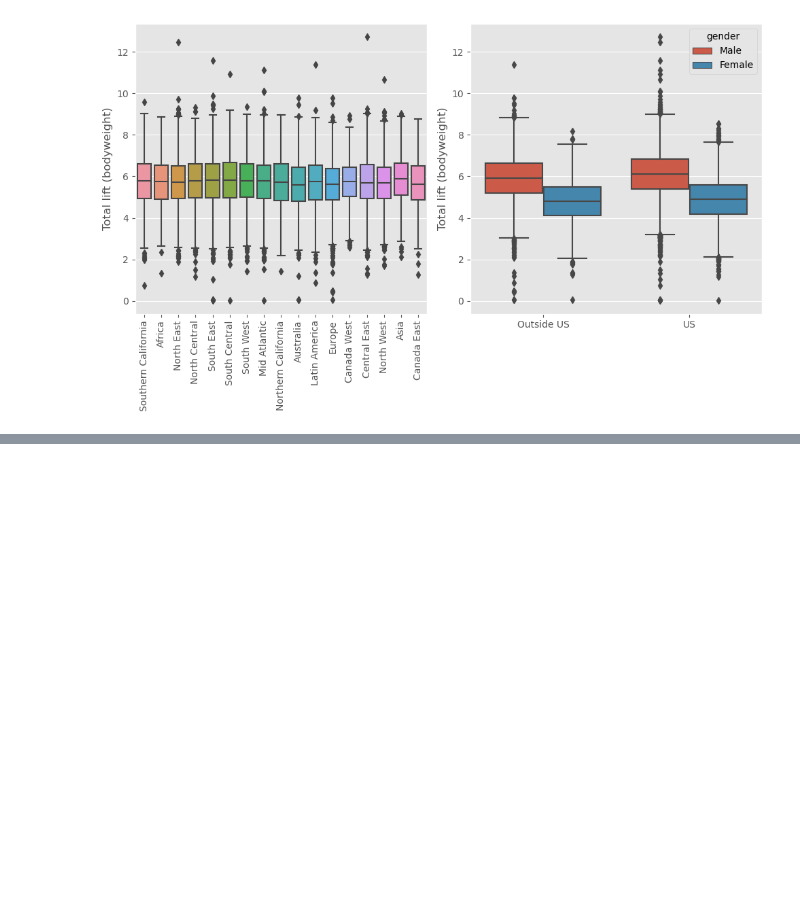
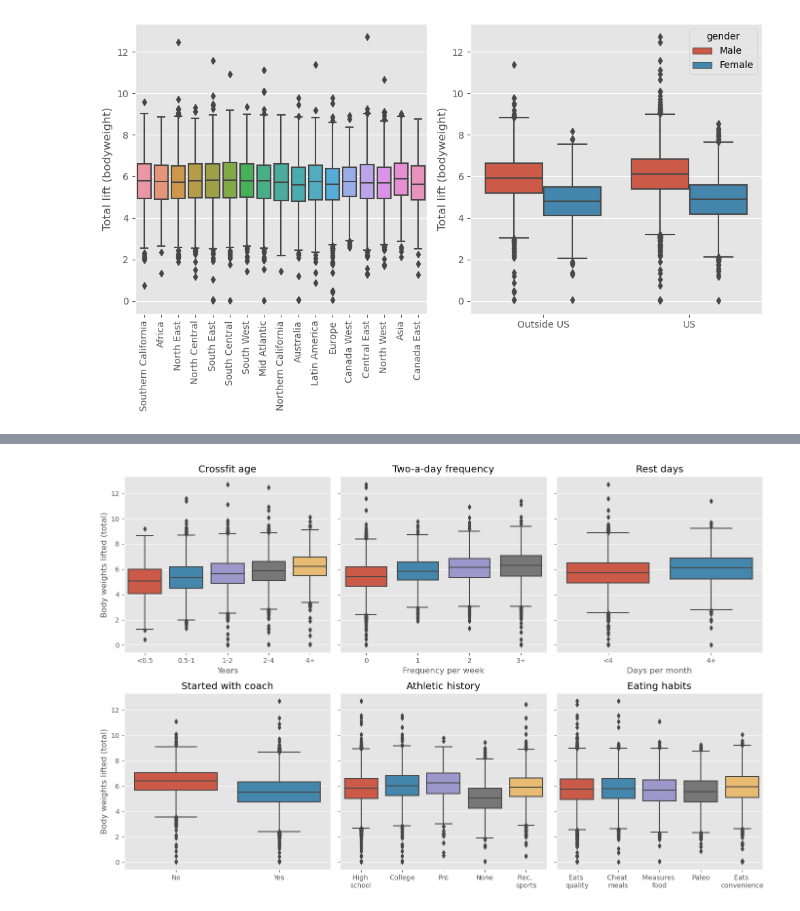
Before and after one commit to NinaCilliers/crossfit_project, a Jupyter notebook: crossfit_project.ipynb, the cells around one changed output, grey strips where cells are left out. Saved outputs shown, nothing was run; the diff lists cells and outputs as text; code cells hidden in the pictures; blank space fills up the shorter version.

```diff
--- a/crossfit_project.ipynb
+++ b/crossfit_project.ipynb
@@ -392,0 +482,60 @@ plt.show()
+# %%
+#melting data for boxplots
+df_exp =  pd.melt(df, id_vars=['total_lift'], var_name='experience', value_vars=['exp_lt6mo','exp_6to12mo','exp_1to2yrs','exp_2to4yrs','exp_4plus','total_lift'])
+df_exp = df_exp[df_exp!=0].dropna()
+df_freq = pd.melt(df, id_vars=['total_lift'], var_name='freq', value_vars=['sched_0extra','sched_1extra','sched_2extra','sched_3extra'])
+df_freq = df_freq[df_freq!=0].dropna()
+df_rest = pd.melt(df, id_vars=['total_lift'], var_name='rest', value_vars=['rest_plus', 'rest_minus'])
+df_rest = df_rest[df_rest!=0].dropna()
+df_hist = pd.melt(df, id_vars=['total_lift'], var_name='hist', value_vars=['high_school','college','pro','no_background','rec'])
+df_hist = df_hist[df_hist!=0].dropna()
+df_start = pd.melt(df, id_vars=['total_lift'], var_name='start', value_vars=['exp_alone','exp_coach'])
+df_start = df_start[df_start!=0].dropna()
+df_eat = pd.melt(df, id_vars=['total_lift'], var_name='eat', value_vars=['eat_quality','eat_cheat','eat_weigh','eat_paleo','eat_conv'])
+df_eat = df_eat[df_eat!=0].dropna()
+
+y_label = 'Body weights lifted (total)'
+
+#box plots of above figures
+fig, axs = plt.subplots(nrows=2, ncols=3, sharey=True, figsize=(14,9))
+
+for ax in axs.flatten()[1:]:
+    ax.yaxis.label.set_visible(False)
+    #ax.yaxis.set_ticks([])
+
+ax1 = plt.subplot(2,3,1)
+sns.boxplot(data = df_exp, x='experience',y='total_lift')
+ax1.set_xticklabels(('<0.5','0.5-1','1-2','2-4','4+'))
+ax1.set_xlabel('Years')
+ax1.set_ylabel(y_label)
+ax1.set_title('Crossfit age')
+ax2 = plt.subplot(2,3,2)
+sns.boxplot(data=df_freq, x='freq',y='total_lift')
+ax2.set_xticklabels(('0','1','2','3+'))
+ax2.set_xlabel('Frequency per week')
+ax2.set_title('Two-a-day frequency')
+ax3 = plt.subplot(2,3,3)
+sns.boxplot(data=df_rest, x='rest',y='total_lift')
+ax3.set_xticklabels(('<4','4+'))
+ax3.set_title('Rest days')
+ax3.set_xlabel('Days per month')
+ax4 = plt.subplot(2,3,4)
+sns.boxplot(data=df_start,x='start',y='total_lift')
+ax4.set_xticklabels(('No','Yes'))
+ax4.set_xlabel('')
+ax4.set_title('Started with coach')
+ax4.yaxis.label.set_visible(True)
+ax4.set_ylabel(y_label)
+ax5 = plt.subplot(2,3,5)
+sns.boxplot(data=df_hist, x='hist',y='total_lift')
+ax5.set_xticklabels(('High \nschool','College','Pro','None','Rec. \nsports'))
+ax5.set_xlabel('')
+ax5.set_title('Athletic history')
+ax6 = plt.subplot(2,3,6)
+sns.boxplot(data=df_eat, x='eat',y='total_lift')
+ax6.set_xticklabels(('Eats \nquality','Cheat \nmeals','Measures \nfood','Paleo','Eats \nconvenience'))
+ax6.set_xlabel('')
+ax6.set_title('Eating habits')
+plt.tight_layout()
+# %% [output]
+[figure, added]
```
Also changed, not shown: parts of 4 cells of this notebook.
